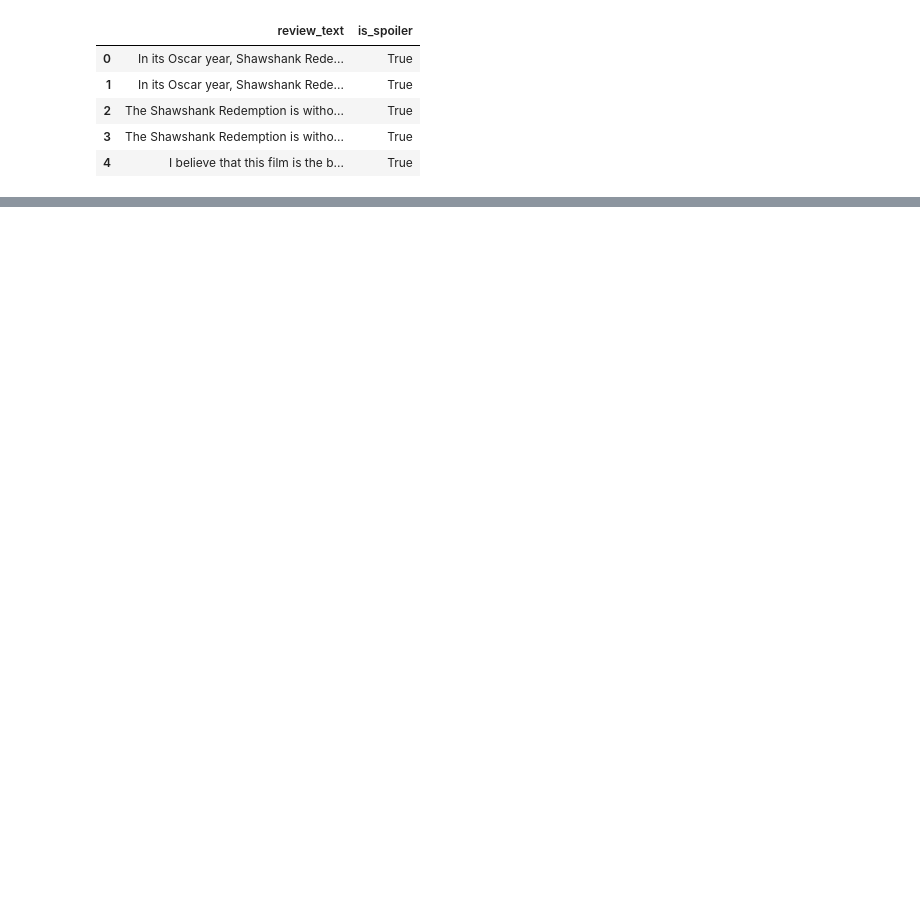
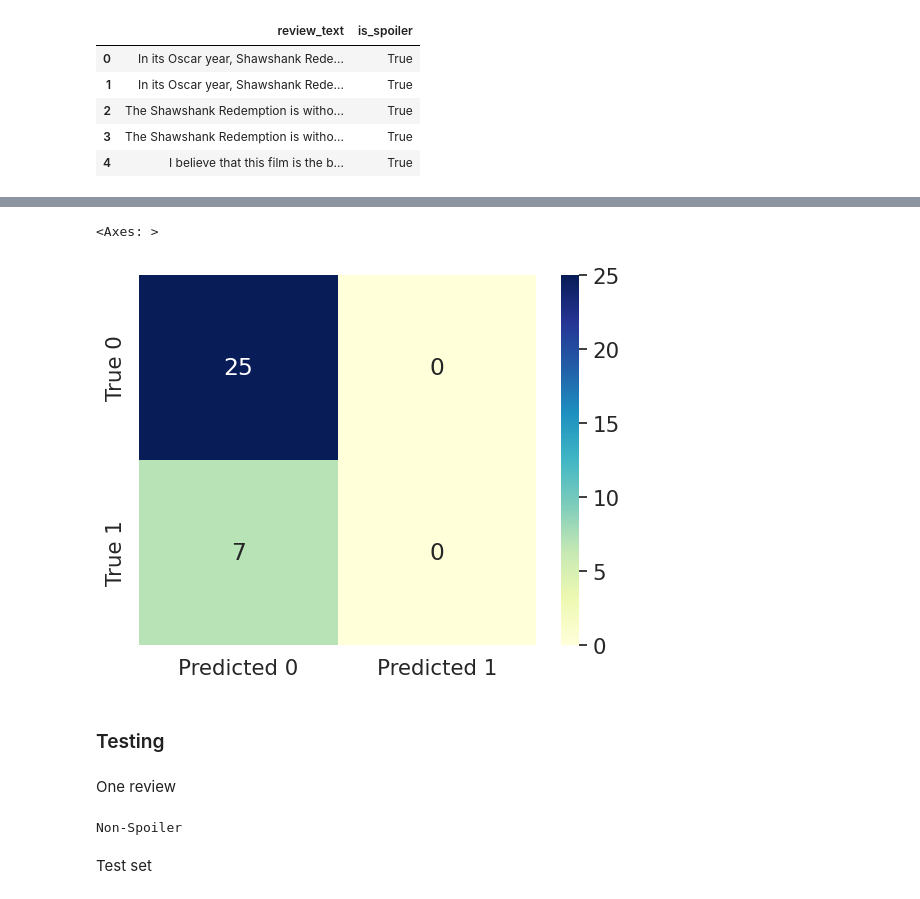
Before and after one commit to Saputoa21/Applied_ML_Spoiler_Detection_Group_Project_2025, a Jupyter notebook: Copy_of_Transformers.ipynb, the cells around one changed output, grey strips where cells are left out. Cells and saved outputs as stored; diff of their text form; code cells hidden in the pictures; blank space fills up the shorter version.

Commit message:
Distilbert ready (with less data)

```diff
--- a/Copy_of_Transformers.ipynb
+++ b/Copy_of_Transformers.ipynb
@@ -291,0 +393,18 @@ KeyError: "Column train not in the dataset. Current columns in the dataset: ['re
+# %%
+# 1. Load sample from dataset
+sample = small_tokenized_dataset['test'][0]  # or ['val'][0]
+
+# 2. Extract label (must be tensor)
+true_label = torch.tensor([sample['label']])
+
+# 3. Prepare model input
+model_inputs = {
+    'input_ids': torch.tensor([sample['input_ids']]),
+    'attention_mask': torch.tensor([sample['attention_mask']])
+}
+
+# 4. Run model (no gradient needed)
+with torch.no_grad():
+    outputs = distilbert_model(**model_inputs)
+    logits = outputs.logits
+    predictions = torch.argmax(logits, dim=1)
@@ -337,0 +481,2 @@ trainer = Trainer(
+# %%
+trainer.train()
@@ -337,0 +506,14 @@ trainer = Trainer(
+# %%
+from collections import Counter
+import numpy as np
+
+# Get predictions
+preds = trainer.predict(small_tokenized_dataset['val']).predictions
+pred_labels = np.argmax(preds, axis=1)
+
+# Count how many of each label are predicted
+print("Predicted label counts:", Counter(pred_labels))
+
+# Compare with ground truth
+true_labels = small_tokenized_dataset['val']['label']
+print("True label counts:", Counter(true_labels))
@@ -337,0 +524,15 @@ trainer = Trainer(
+# %%
+import matplotlib.pyplot as plt
+from sklearn import metrics
+import seaborn as sn
+
+conf_mat = metrics.confusion_matrix(true_labels, pred_labels)
+df_cm = pd.DataFrame(conf_mat, ["True 0","True 1"], ["Predicted 0","Predicted 1"])
+
+sn.set(font_scale=1.4)
+sn.heatmap(df_cm, annot=True, fmt='d', cmap="YlGnBu")
+# %% [output]
+<Axes: >
+[figure, added]
+# %% [markdown]
+### Testing
@@ -337,0 +541,11 @@ trainer = Trainer(
+# %% [markdown]
+One review
+# %%
+model_inputs = distilbert_tokenizer(test_review, return_tensors="pt")
+prediction = torch.argmax(fine_tuned_model(**model_inputs).logits)
+
+print(["Non-Spoiler", "Spoiler"][prediction])
+# %% [output]
+Non-Spoiler
+# %% [markdown]
+Test set
```
Also changed, not shown: parts of 46 cells of this notebook.
